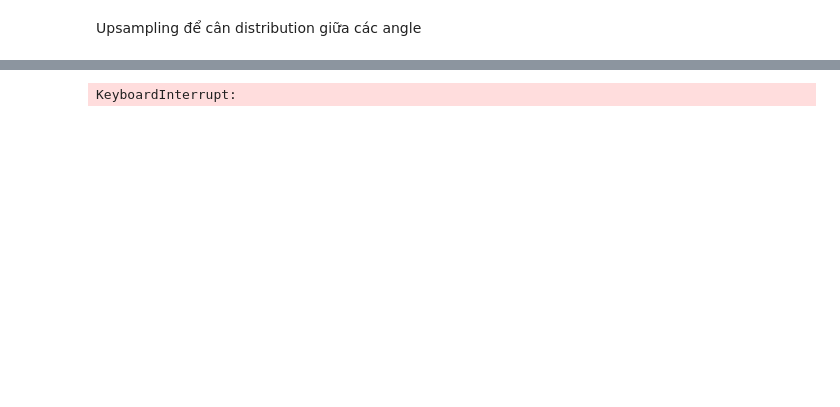
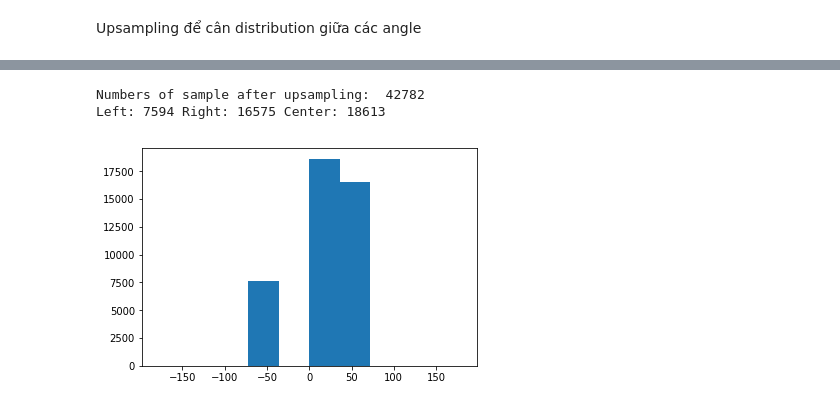
Before and after one commit to hit-haui/model_notTrashCar, a Jupyter notebook: data_normalize.ipynb, the cells around one changed output, grey strips where cells are left out. Saved outputs shown, nothing was run; the diff lists cells and outputs as text; code cells hidden in the pictures; blank space fills up the shorter version.

```diff
--- a/data_normalize.ipynb
+++ b/data_normalize.ipynb
@@ -199,5 +216,5 @@ KeyboardInterrupt
 # %%
-def augment_duplicate_upsampling(dataset, src_amount, dst_amount, angle_range):
+def augment_duplicate_upsampling(dataset, src_amount, dst_amount):
     global each_sample
     new_sample_list = []
     if dst_amount/src_amount < 2:
@@ -207,11 +224,40 @@ def augment_duplicate_upsampling(dataset, src_amount, dst_amount, angle_range):
         percent_need_upsample = 101
         multiplier = (dst_amount // src_amount) - 1
     for index, each_sample in tqdm(enumerate(dataset), total=len(dataset)):
-        if each_sample['angle'] >= angle_range[0] and each_sample['angle'] <= angle_range[1] and random.randint(0, 100) <= percent_need_upsample:
+        if each_sample['angle'] > 0 and random.randint(0, 100) <= percent_need_upsample:
             output_index = list(range(multiplier))
             new_sample_list = list(pool.imap(worker, output_index))
     final_data = new_sample_list + dataset
     print("Numbers of sample after upsampling: ", len(final_data))
     calculate_angle_amount()
     return final_data
+# %%
+def augment_duplicate_upsampling(dataset, src_amount, dst_amount):
+    global each_sample
+    new_sample_list = []
+    if dst_amount/src_amount < 2:
+        percent_need_upsample = int(((dst_amount-src_amount)/2)/src_amount * 100)
+        multiplier = 1
+    else:
+        percent_need_upsample = 101
+        multiplier = (dst_amount // src_amount) - 1
+    for index, each_sample in tqdm(enumerate(dataset), total=len(dataset)):
+        if each_sample['angle'] < 0 and random.randint(0, 100) <= percent_need_upsample:
+            for output_index in range(multiplier):
+                old_rgb_path = each_sample['rgb_img_path']
+                org_rgb_img = cv2.imread(old_rgb_path)
+                new_rgb_img = augment_object.augment_image(org_rgb_img)
+                new_rgb_path = old_rgb_path.replace('.jpg','_{}_dup.jpg'.format(output_index))
+                cv2.imwrite(new_rgb_path, new_rgb_img)
+                new_sample = {
+                    'index': each_sample['index'],
+                    'rgb_img_path': new_rgb_path,
+                    'depth_img_path': each_sample['depth_img_path'],
+                    'angle': each_sample['angle'],
+                    'speed': each_sample['speed']
+                }
+                new_sample_list.append(new_sample)
+    final_data = new_sample_list + dataset
+    print("Numbers of sample after upsampling: ", len(final_data))
+    return final_data
 # %%
@@ -251,6 +304,9 @@ def augment_flip_image(dataset, src_amount, dst_amount, angle_range):
 # %%
-labels_file = augment_duplicate_upsampling(labels_file, center, left, (-5,5))
+labels_file = augment_duplicate_upsampling(labels_file, right, center)
+calculate_angle_amount()
 show_distribution(labels_file, 'angle')
 # %% [output]
-KeyboardInterrupt:
+Numbers of sample after upsampling:  42782
+Left: 7594 Right: 16575 Center: 18613
+[figure, added]
 # %%
```
Also changed, not shown: parts of 21 cells of this notebook, 4 other files.
